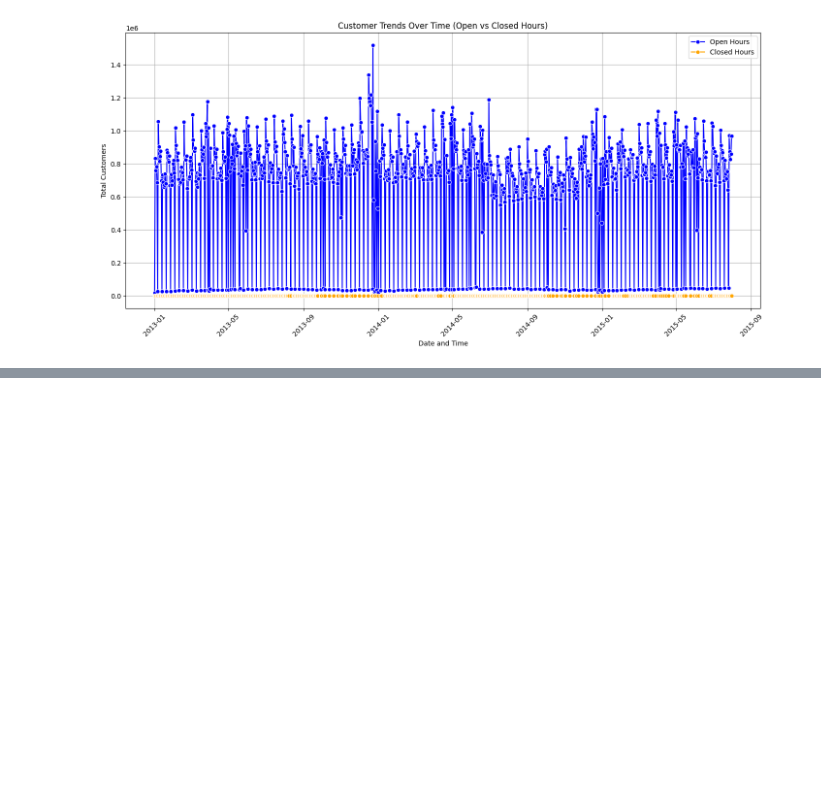
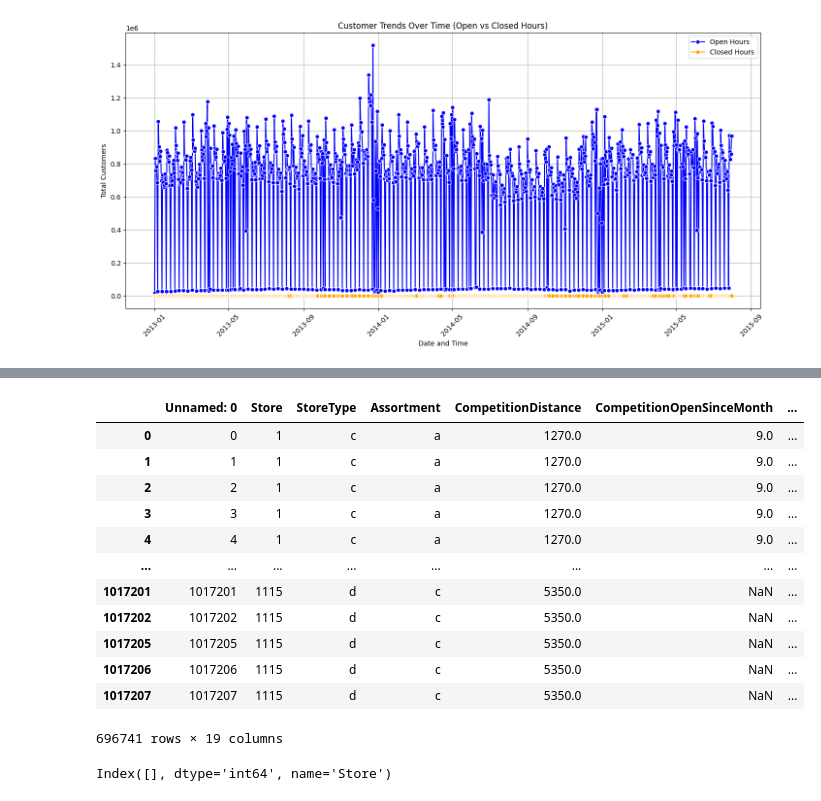
Before and after one commit to Marta233/Sales_Forcasting, a Jupyter notebook: notebook/EDA.ipynb, the cells around one changed output, grey strips where cells are left out. Saved outputs shown, nothing was run; the diff lists cells and outputs as text; code cells hidden in the pictures; blank space fills up the shorter version.

```diff
--- a/notebook/EDA.ipynb
+++ b/notebook/EDA.ipynb
@@ -251,0 +319,36 @@ EDA.analyze_competition_factors()
+# %%
+data = pd.read_csv('../Data/mergedData.csv')
+# %%
+# Filter stores that are open on weekends (Saturday and Sunday)
+weekend_stores = data[data['DayOfWeek'] >= 6]  # 6=Saturday, 7=Sunday
+weekend_open_stores = weekend_stores['Store'].unique()
+
+        # Identify which of these stores are open on weekdays
+weekday_stores = data[(data['DayOfWeek'] >= 1) & (data['DayOfWeek'] <= 5) & (data['Open'] == 1)]
+# %%
+weekday_stores
+# %% [output]
+|  | Unnamed: 0 | Store | StoreType | Assortment | CompetitionDistance | CompetitionOpenSinceMonth | ... |
+| 0 | 0 | 1 | c | a | 1270.0 | 9.0 | ... |
+| 1 | 1 | 1 | c | a | 1270.0 | 9.0 | ... |
+| 2 | 2 | 1 | c | a | 1270.0 | 9.0 | ... |
+| 3 | 3 | 1 | c | a | 1270.0 | 9.0 | ... |
+| 4 | 4 | 1 | c | a | 1270.0 | 9.0 | ... |
+| ... | ... | ... | ... | ... | ... | ... | ... |
+| 1017201 | 1017201 | 1115 | d | c | 5350.0 | NaN | ... |
+| 1017202 | 1017202 | 1115 | d | c | 5350.0 | NaN | ... |
+| 1017205 | 1017205 | 1115 | d | c | 5350.0 | NaN | ... |
+| 1017206 | 1017206 | 1115 | d | c | 5350.0 | NaN | ... |
+| 1017207 | 1017207 | 1115 | d | c | 5350.0 | NaN | ... |
+696741 rows × 19 columns
+# %%
+# Check if the stores open on weekends are also open on weekdays
+weekday_counts = weekday_stores.groupby('Store')['DayOfWeek'].nunique()
+
+        # Identify stores that are open on weekdays
+open_weekday_stores = weekday_counts[weekday_counts == 5].index
+closed_weekday_stores = weekday_counts[weekday_counts < 5].index
+open_weekday_stores
+closed_weekday_stores
+# %% [output]
+Index([], dtype='int64', name='Store')
```
Also changed, not shown: parts of 18 cells of this notebook, 1 other file.
